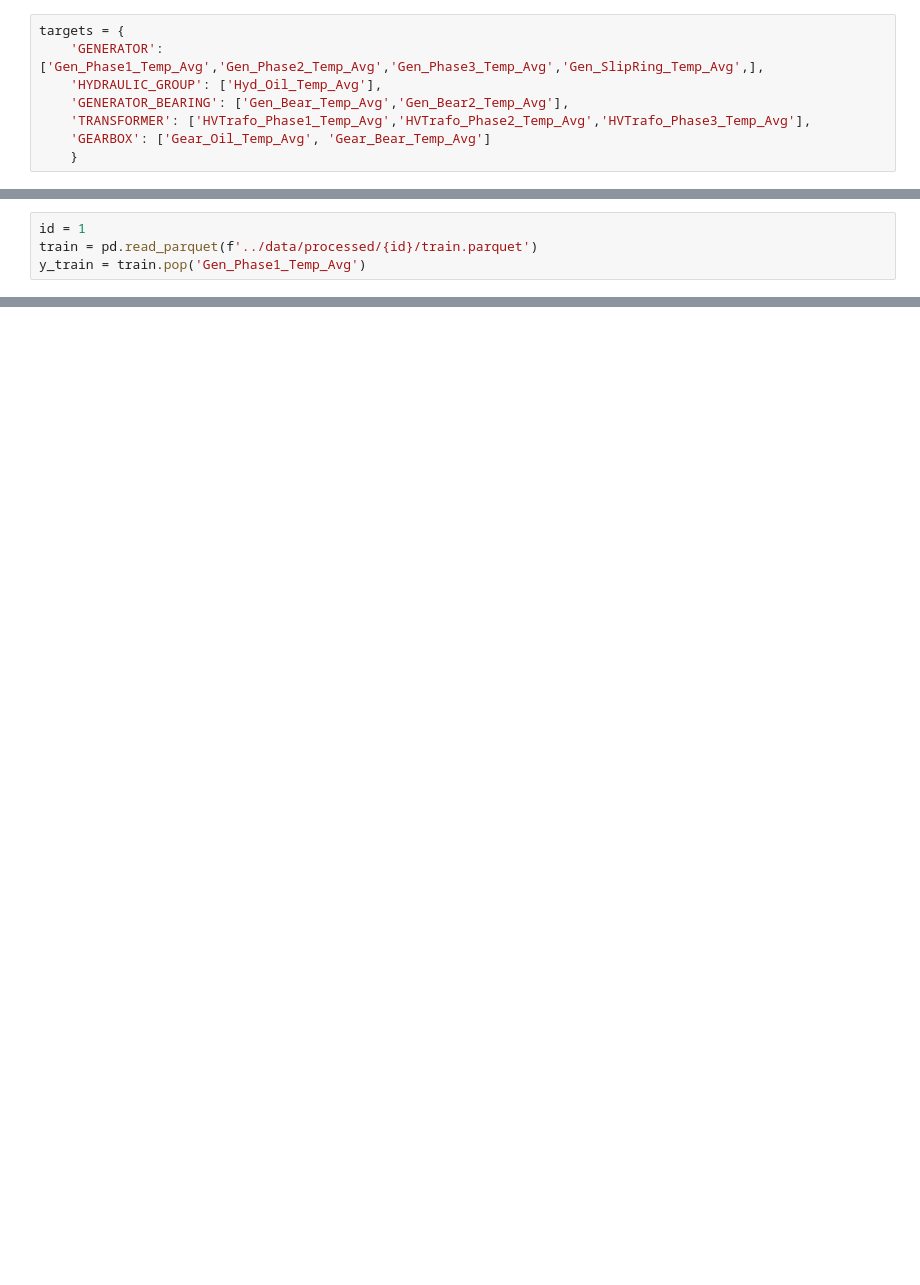
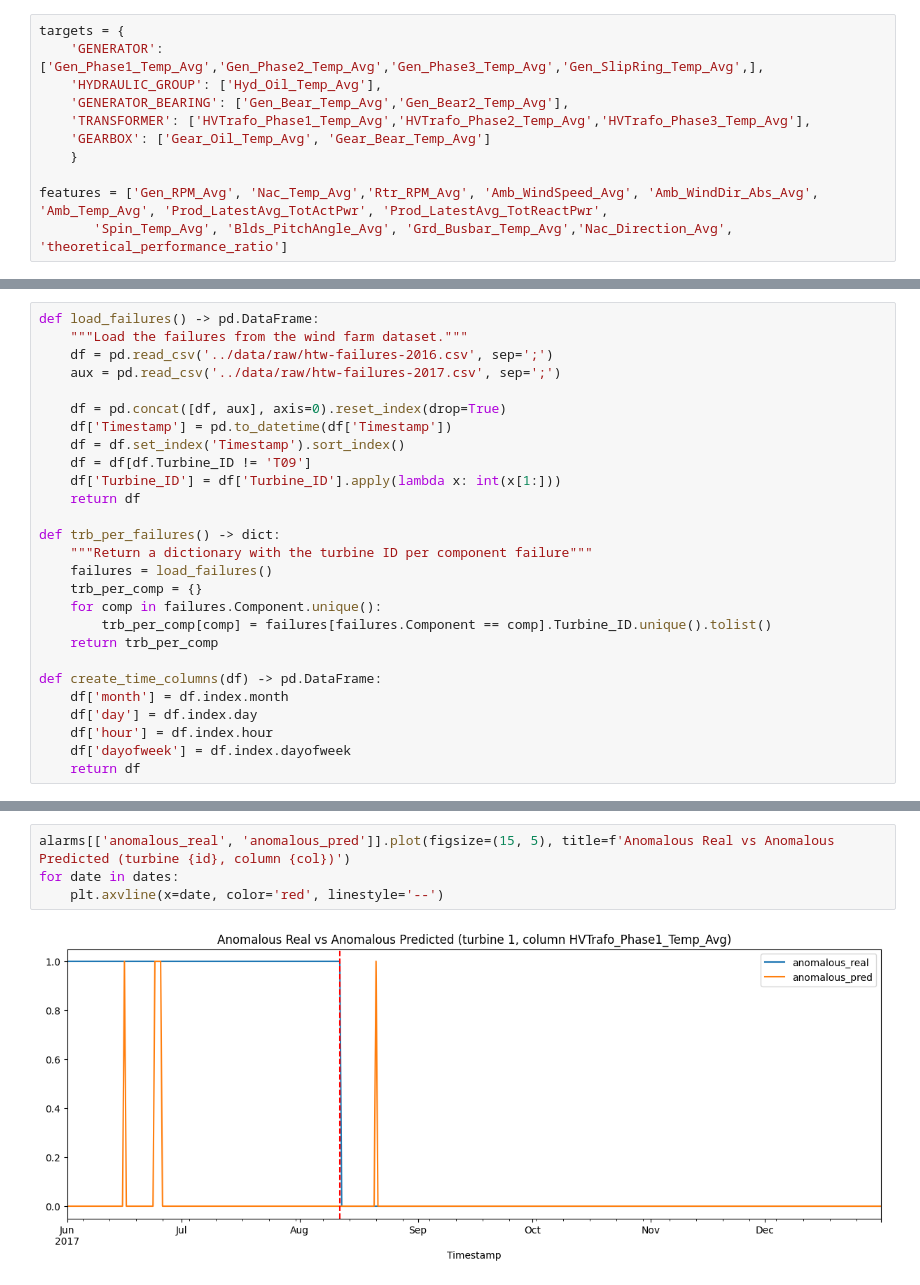
Before and after one commit to BortPablo/turbine_predictive_maintenance, a Jupyter notebook: notebooks/2-model_creation.ipynb, the cells around one changed output, grey strips where cells are left out. Drawn from its saved outputs; the diff is of its cells as text; blank space fills up the shorter version.

```diff
--- a/notebooks/2-model_creation.ipynb
+++ b/notebooks/2-model_creation.ipynb
@@ -26,3 +29,6 @@ targets = {
     'TRANSFORMER': ['HVTrafo_Phase1_Temp_Avg','HVTrafo_Phase2_Temp_Avg','HVTrafo_Phase3_Temp_Avg'],
     'GEARBOX': ['Gear_Oil_Temp_Avg', 'Gear_Bear_Temp_Avg']
     }
+
+features = ['Gen_RPM_Avg', 'Nac_Temp_Avg','Rtr_RPM_Avg', 'Amb_WindSpeed_Avg', 'Amb_WindDir_Abs_Avg', 'Amb_Temp_Avg', 'Prod_LatestAvg_TotActPwr', 'Prod_LatestAvg_TotReactPwr',
+       'Spin_Temp_Avg', 'Blds_PitchAngle_Avg', 'Grd_Busbar_Temp_Avg','Nac_Direction_Avg', 'theoretical_performance_ratio']
@@ -31,6 +35,29 @@ target_columns = list(np.concatenate(list(targets.values())).flat)
-# %%
-id = 1
-train = pd.read_parquet(f'../data/processed/{id}/train.parquet')
-y_train = train.pop('Gen_Phase1_Temp_Avg')
+# %%
+def load_failures() -> pd.DataFrame:
+    """Load the failures from the wind farm dataset."""
+    df = pd.read_csv('../data/raw/htw-failures-2016.csv', sep=';')
+    aux = pd.read_csv('../data/raw/htw-failures-2017.csv', sep=';')
+
+    df = pd.concat([df, aux], axis=0).reset_index(drop=True)
+    df['Timestamp'] = pd.to_datetime(df['Timestamp'])
+    df = df.set_index('Timestamp').sort_index()
+    df = df[df.Turbine_ID != 'T09']
+    df['Turbine_ID'] = df['Turbine_ID'].apply(lambda x: int(x[1:]))
+    return df
+
+def trb_per_failures() -> dict:
+    """Return a dictionary with the turbine ID per component failure"""
+    failures = load_failures()
+    trb_per_comp = {}
+    for comp in failures.Component.unique():
+        trb_per_comp[comp] = failures[failures.Component == comp].Turbine_ID.unique().tolist()
+    return trb_per_comp
+
+def create_time_columns(df) -> pd.DataFrame:
+    df['month'] = df.index.month
+    df['day'] = df.index.day
+    df['hour'] = df.index.hour
+    df['dayofweek'] = df.index.dayofweek
+    return df
 # %%
 for id in [1, 6, 7, 11]:
@@ -72,0 +195,6 @@ for id in [1, 6, 7, 11]:
+# %%
+alarms[['anomalous_real', 'anomalous_pred']].plot(figsize=(15, 5), title=f'Anomalous Real vs Anomalous Predicted (turbine {id}, column {col})')
+for date in dates:
+    plt.axvline(x=date, color='red', linestyle='--')
+# %% [output]
+[figure, added]
```
Also changed, not shown: parts of 5 cells of this notebook, 7 other files.
